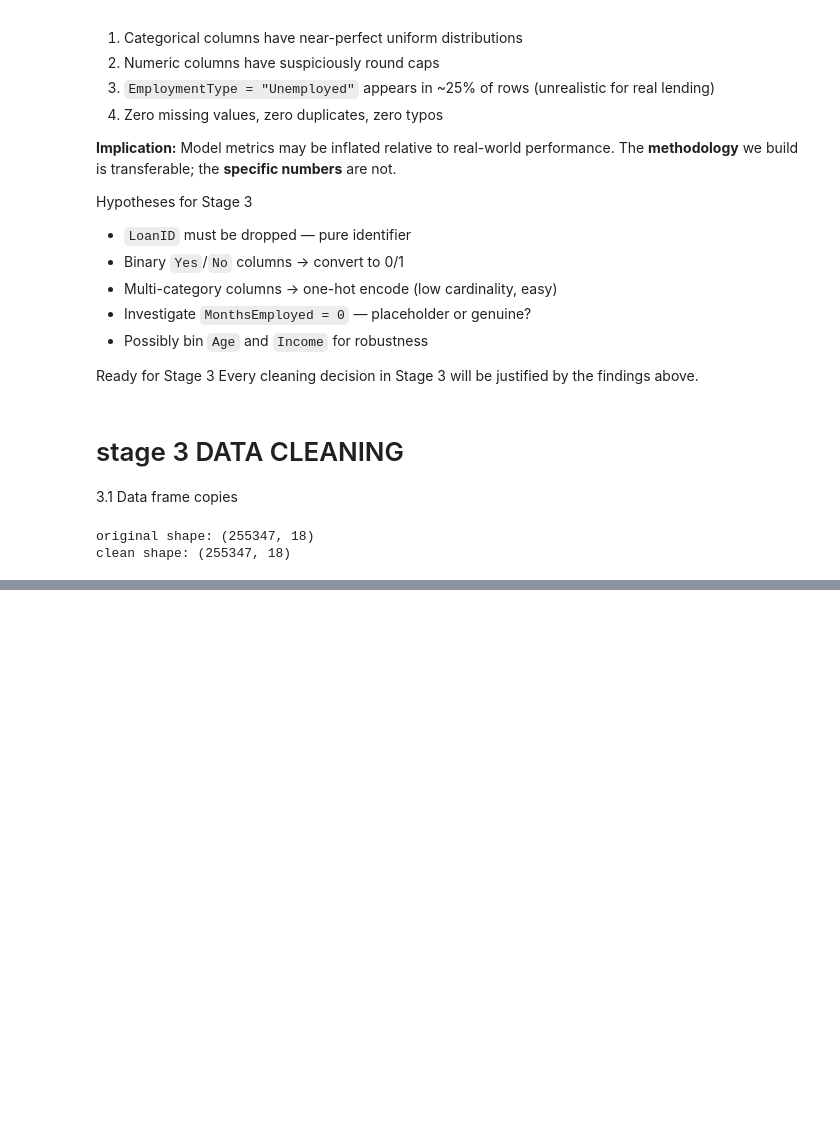
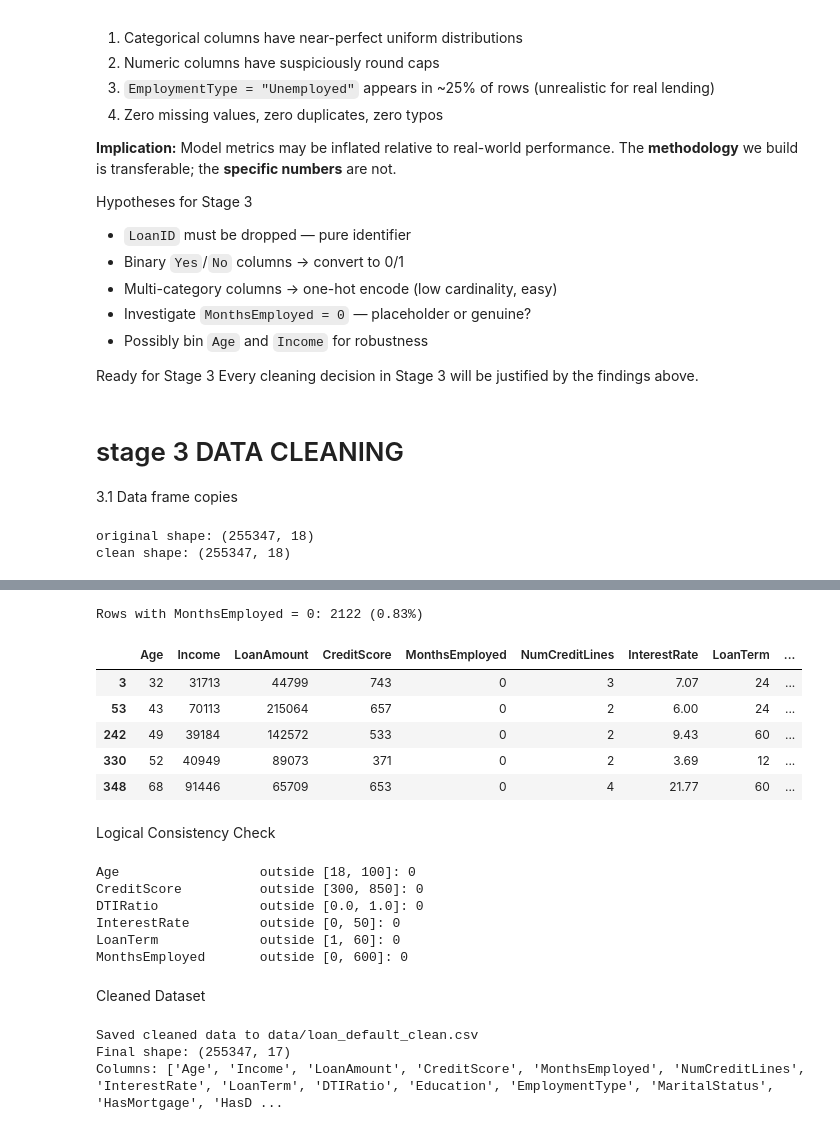
Before and after one commit to leonkasingye/loan_defaulter, a Jupyter notebook: loan_default.ipynb, the cells around one changed output, grey strips where cells are left out. Saved outputs shown, nothing was run; the diff lists cells and outputs as text; code cells hidden in the pictures; blank space fills up the shorter version.

```diff
--- a/loan_default.ipynb
+++ b/loan_default.ipynb
@@ -278,0 +357,48 @@ print("
+# %%
+zero_emp = (df_clean["MonthsEmployed"] == 0).sum()
+print(f"Rows with MonthsEmployed = 0: {zero_emp} ({zero_emp/len(df_clean)*100:.2f}%)")
+
+# Look at a few examples
+df_clean[df_clean["MonthsEmployed"] == 0].head()
+# %% [output]
+Rows with MonthsEmployed = 0: 2122 (0.83%)
+|  | Age | Income | LoanAmount | CreditScore | MonthsEmployed | NumCreditLines | InterestRate | LoanTerm | ... |
+| 3 | 32 | 31713 | 44799 | 743 | 0 | 3 | 7.07 | 24 | ... |
+| 53 | 43 | 70113 | 215064 | 657 | 0 | 2 | 6.00 | 24 | ... |
+| 242 | 49 | 39184 | 142572 | 533 | 0 | 2 | 9.43 | 60 | ... |
+| 330 | 52 | 40949 | 89073 | 371 | 0 | 2 | 3.69 | 12 | ... |
+| 348 | 68 | 91446 | 65709 | 653 | 0 | 4 | 21.77 | 60 | ... |
+# %% [markdown]
+Logical Consistency Check
+# %%
+# Define expected valid ranges for key columns
+checks = {
+    "Age": (18, 100),
+    "CreditScore": (300, 850),
+    "DTIRatio": (0.0, 1.0),
+    "InterestRate": (0, 50),
+    "LoanTerm": (1, 60),
+    "MonthsEmployed": (0, 600),
+}
+
+for col, (low, high) in checks.items():
+    invalid = ((df_clean[col] < low) | (df_clean[col] > high)).sum()
+    print(f"{col:20s} outside [{low}, {high}]: {invalid}")
+# %% [output]
+Age                  outside [18, 100]: 0
+CreditScore          outside [300, 850]: 0
+DTIRatio             outside [0.0, 1.0]: 0
+InterestRate         outside [0, 50]: 0
+LoanTerm             outside [1, 60]: 0
+MonthsEmployed       outside [0, 600]: 0
+# %% [markdown]
+Cleaned Dataset
+# %%
+df_clean.to_csv("data/loan_default_clean.csv", index=False)
+print("Saved cleaned data to data/loan_default_clean.csv")
+print("Final shape:", df_clean.shape)
+print("Columns:", df_clean.columns.tolist())
+# %% [output]
+Saved cleaned data to data/loan_default_clean.csv
+Final shape: (255347, 17)
+Columns: ['Age', 'Income', 'LoanAmount', 'CreditScore', 'MonthsEmployed', 'NumCreditLines', 'InterestRate', 'LoanTerm', 'DTIRatio', 'Education', 'EmploymentType', 'MaritalStatus', 'HasMortgage', 'HasD ...
```
Also changed, not shown: parts of 16 cells of this notebook.
